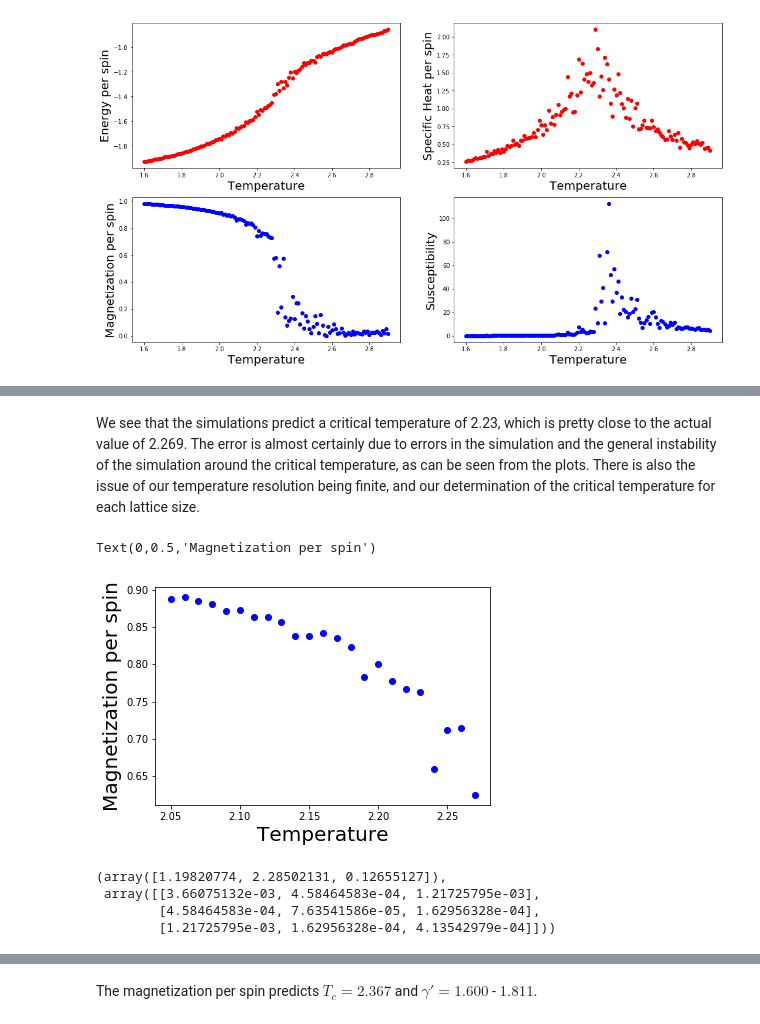
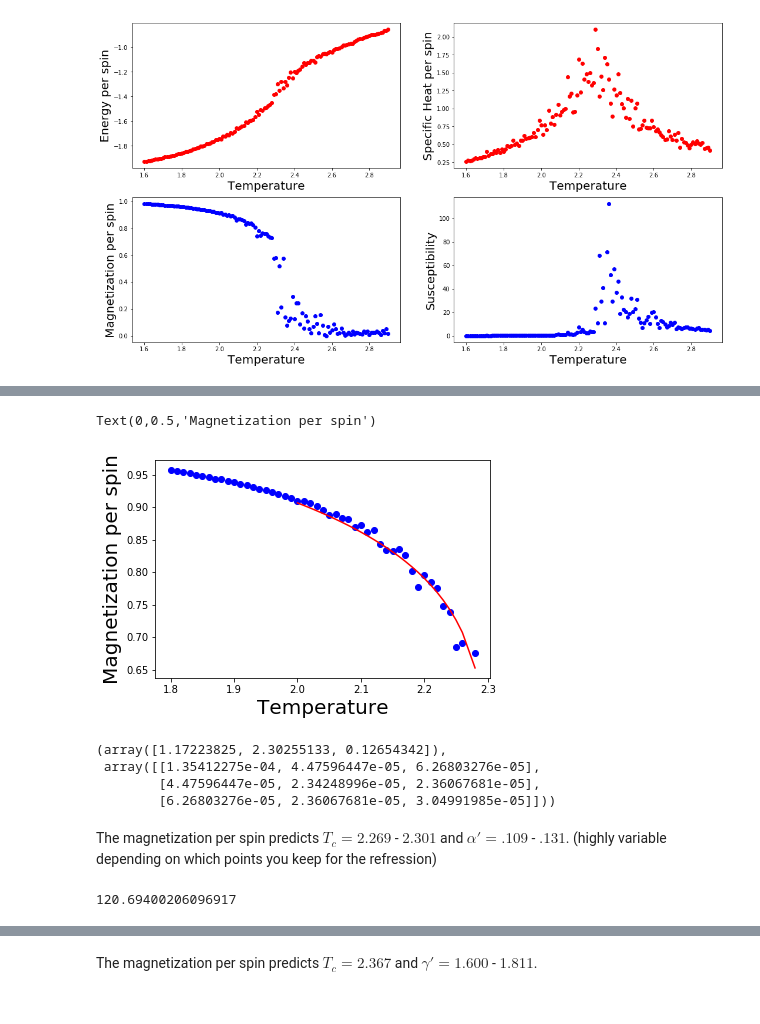
Before and after one commit to kaitshin/PHYSICS113-final-project, a Jupyter notebook: Metropolis.ipynb, the cells around one changed output, grey strips where cells are left out. Cells and saved outputs as stored; diff of their text form; code cells hidden in the pictures.

Commit message:
just checkpointing, will get to critical exponents with error later

```diff
--- a/Metropolis.ipynb
+++ b/Metropolis.ipynb
@@ -1190,16 +1186,29 @@ np.save('mag_dict50', mag_dict50)
-# %% [markdown]
-We see that the simulations predict a critical temperature of 2.23, which is pretty close to the actual value of 2.269. The error is almost certainly due to errors in the simulation and the general instability of the simulation around the critical temperature, as can be seen from the plots. There is also the issue of our temperature resolution being finite, and our determination of the critical temperature for each lattice size.
+# %%
+def power(x, a, b, c):
+    return a*((b-x)/b)**c
+# %%
+mps_list50new = np.delete(magps_list50,67)
+tempnew = np.delete(temps,67)
+# %%
+f_s = [power(x, 1.17223825, 2.30255133, 0.12654342) for x in tempnew[40:68]]
 # %%
-plt.plot(temps[55:78], abs(magps_list50)[55:78], 'bo')
+plt.plot(tempnew[20:68], abs(mps_list50new)[20:68], 'bo')
+plt.plot(tempnew[40:68], f_s, 'r')
 plt.xlabel("Temperature", fontsize=20)
 plt.ylabel("Magnetization per spin", fontsize=20)
 # %% [output]
 Text(0,0.5,'Magnetization per spin')
-[figure, old version]
+[figure, new version]
 # %%
-scipy.optimize.curve_fit(power, temps[56:78], abs(magps_list50)[56:78], p0 = [1, 2.35, 0.125], maxfev=10000)
+scipy.optimize.curve_fit(power, tempnew[20:68], abs(mps_list50new)[20:68], p0 = [1, 2.35, 0.125], maxfev=10000)
 # %% [output]
-(array([1.19820774, 2.28502131, 0.12655127]),
- array([[3.66075132e-03, 4.58464583e-04, 1.21725795e-03],
-        [4.58464583e-04, 7.63541586e-05, 1.62956328e-04],
-        [1.21725795e-03, 1.62956328e-04, 4.13542979e-04]]))
+(array([1.17223825, 2.30255133, 0.12654342]),
+ array([[1.35412275e-04, 4.47596447e-05, 6.26803276e-05],
+        [4.47596447e-05, 2.34248996e-05, 2.36067681e-05],
+        [6.26803276e-05, 2.36067681e-05, 3.04991985e-05]]))
+# %% [markdown]
+The magnetization per spin predicts $T_c = 2.269$ - $2.301$ and $\alpha' = .109$ - $.131$. (highly variable depending on which points you keep for the refression)
+# %%
+mag_sus50[67]
+# %% [output]
+120.69400206096917
```
Also changed, not shown: parts of 11 cells of this notebook.
